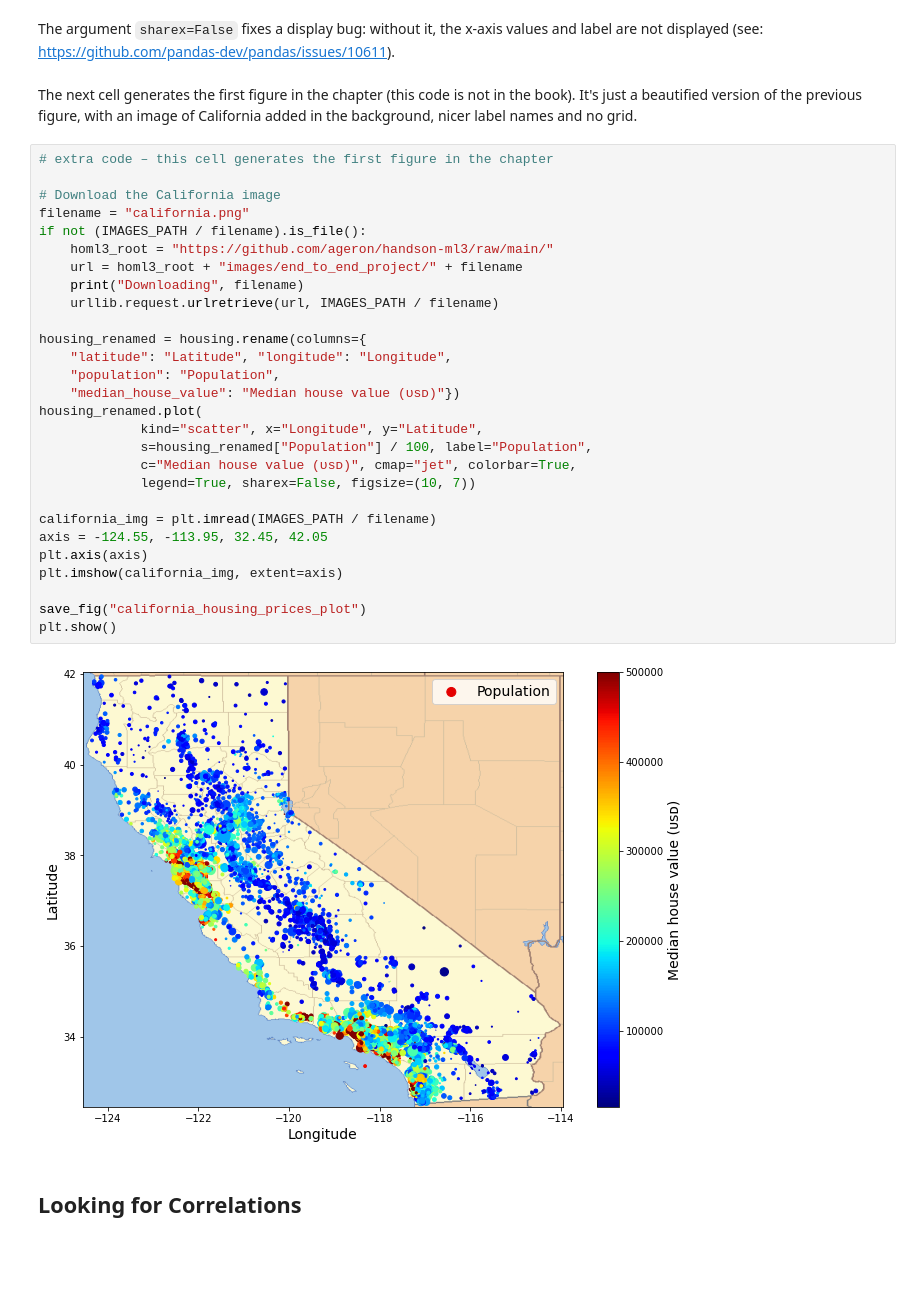
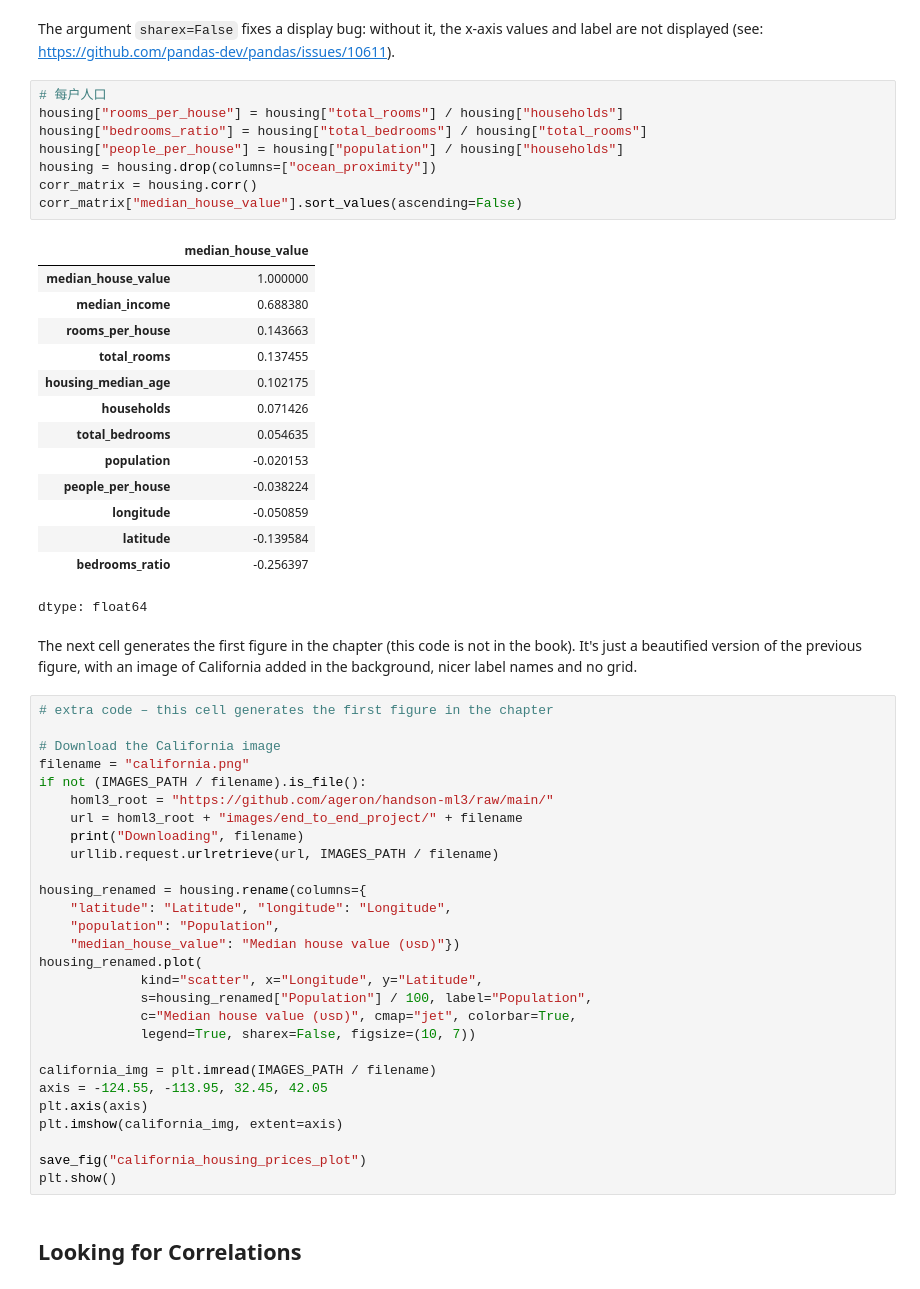
Before and after one commit to amlei/handson-ml3, a Jupyter notebook: 02_end_to_end_machine_learning_project.ipynb, the cells around one changed output. Drawn from its saved outputs; the diff is of its cells as text; blank space fills up the shorter version.

```diff
--- a/02_end_to_end_machine_learning_project.ipynb
+++ b/02_end_to_end_machine_learning_project.ipynb
@@ -355,6 +355,29 @@ plt.show()
 [figure]
 # %% [markdown]
 The argument `sharex=False` fixes a display bug: without it, the x-axis values and label are not displayed (see: https://github.com/pandas-dev/pandas/issues/10611).
+# %%
+# 每户人口
+housing["rooms_per_house"] = housing["total_rooms"] / housing["households"]
+housing["bedrooms_ratio"] = housing["total_bedrooms"] / housing["total_rooms"]
+housing["people_per_house"] = housing["population"] / housing["households"]
+housing = housing.drop(columns=["ocean_proximity"])
+corr_matrix = housing.corr()
+corr_matrix["median_house_value"].sort_values(ascending=False)
+# %% [output]
+|  | median_house_value |
+| median_house_value | 1.000000 |
+| median_income | 0.688380 |
+| rooms_per_house | 0.143663 |
+| total_rooms | 0.137455 |
+| housing_median_age | 0.102175 |
+| households | 0.071426 |
+| total_bedrooms | 0.054635 |
+| population | -0.020153 |
+| people_per_house | -0.038224 |
+| longitude | -0.050859 |
+| latitude | -0.139584 |
+| bedrooms_ratio | -0.256397 |
+dtype: float64
 # %% [markdown]
 The next cell generates the first figure in the chapter (this code is not in the book). It's just a beautified version of the previous figure, with an image of California added in the background, nicer label names and no grid.
 # %%
@@ -385,8 +408,6 @@ plt.imshow(california_img, extent=axis)
 
 save_fig("california_housing_prices_plot")
 plt.show()
-# %% [output]
-[figure, removed]
 # %% [markdown]
 ## Looking for Correlations
 # %% [markdown]
```
Also changed, not shown: parts of 91 cells of this notebook.
